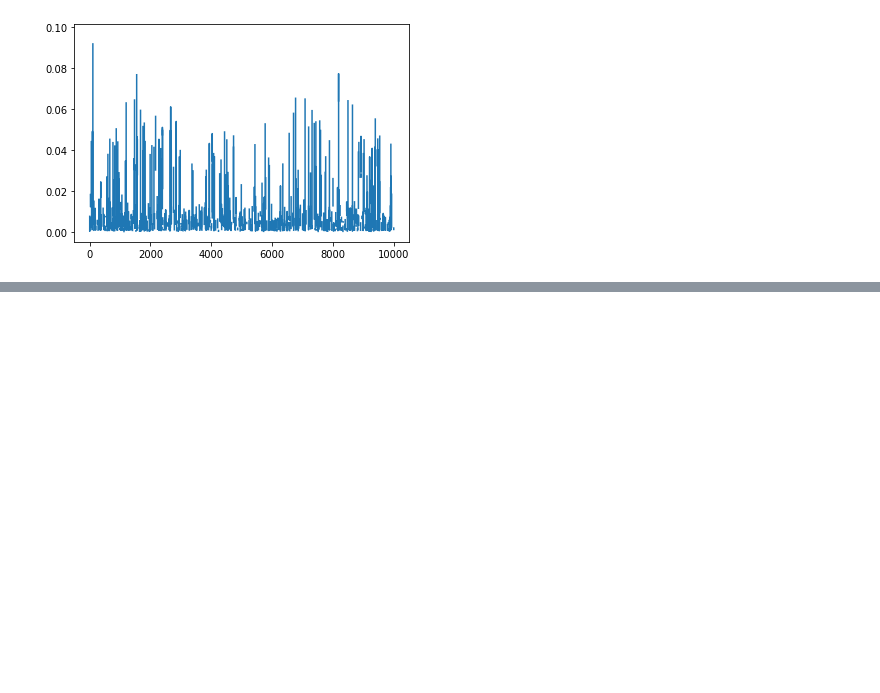
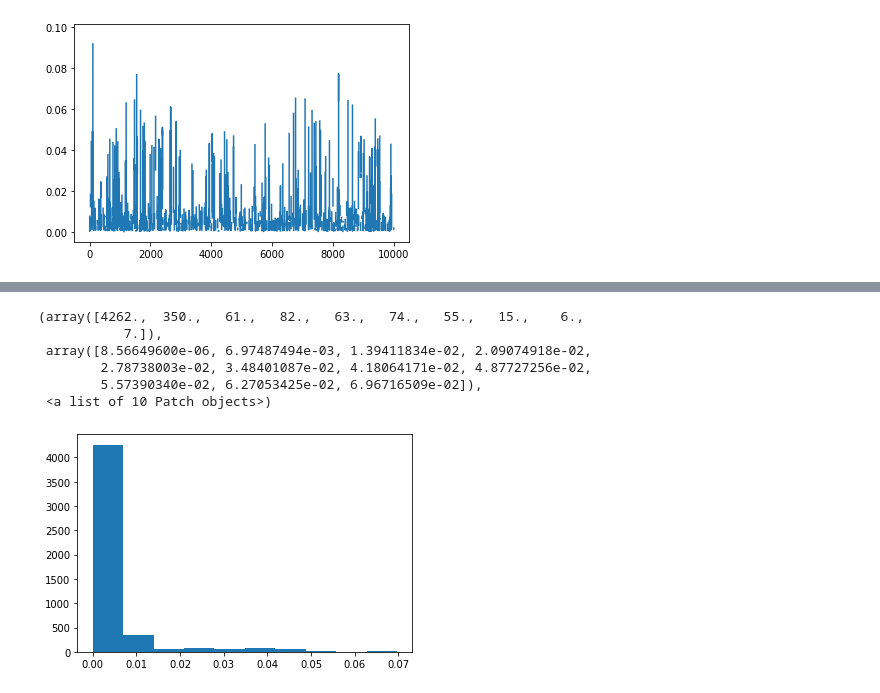
Before and after one commit to fisicadeparticulas/20210915_procesamientodearchivoslhe-100100100100100, a Jupyter notebook: Partículas_2.ipynb, the cells around one changed output, grey strips where cells are left out. Cells and saved outputs as stored; diff of their text form; code cells hidden in the pictures; blank space fills up the shorter version.

```diff
--- a/Partículas_2.ipynb
+++ b/Partículas_2.ipynb
@@ -54,0 +62,10 @@ plt.hist(M)
+# %%
+plt.hist(m_1)
+# %% [output]
+(array([4262.,  350.,   61.,   82.,   63.,   74.,   55.,   15.,    6.,
+           7.]),
+ array([8.56649600e-06, 6.97487494e-03, 1.39411834e-02, 2.09074918e-02,
+        2.78738003e-02, 3.48401087e-02, 4.18064171e-02, 4.87727256e-02,
+        5.57390340e-02, 6.27053425e-02, 6.96716509e-02]),
+ <a list of 10 Patch objects>)
+[figure, added]
```
Also changed, not shown: parts of 8 cells of this notebook.
